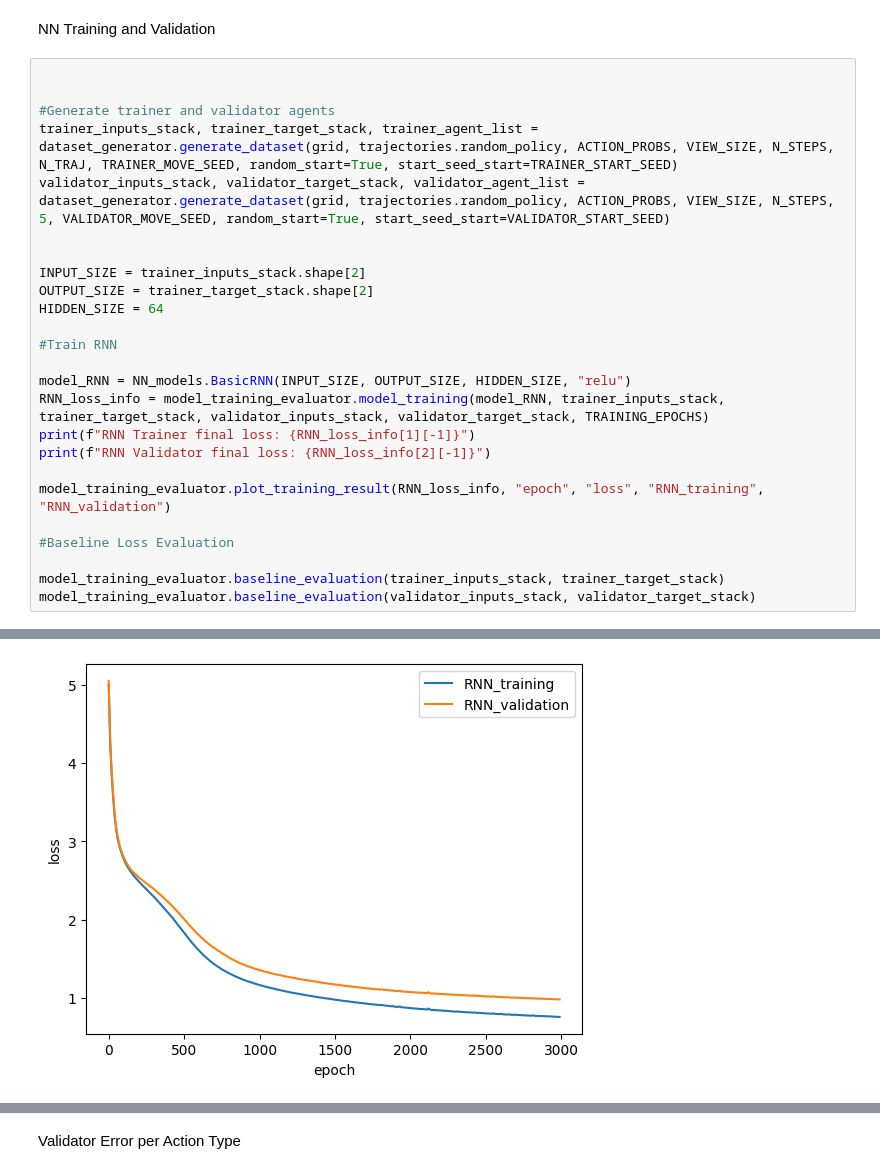
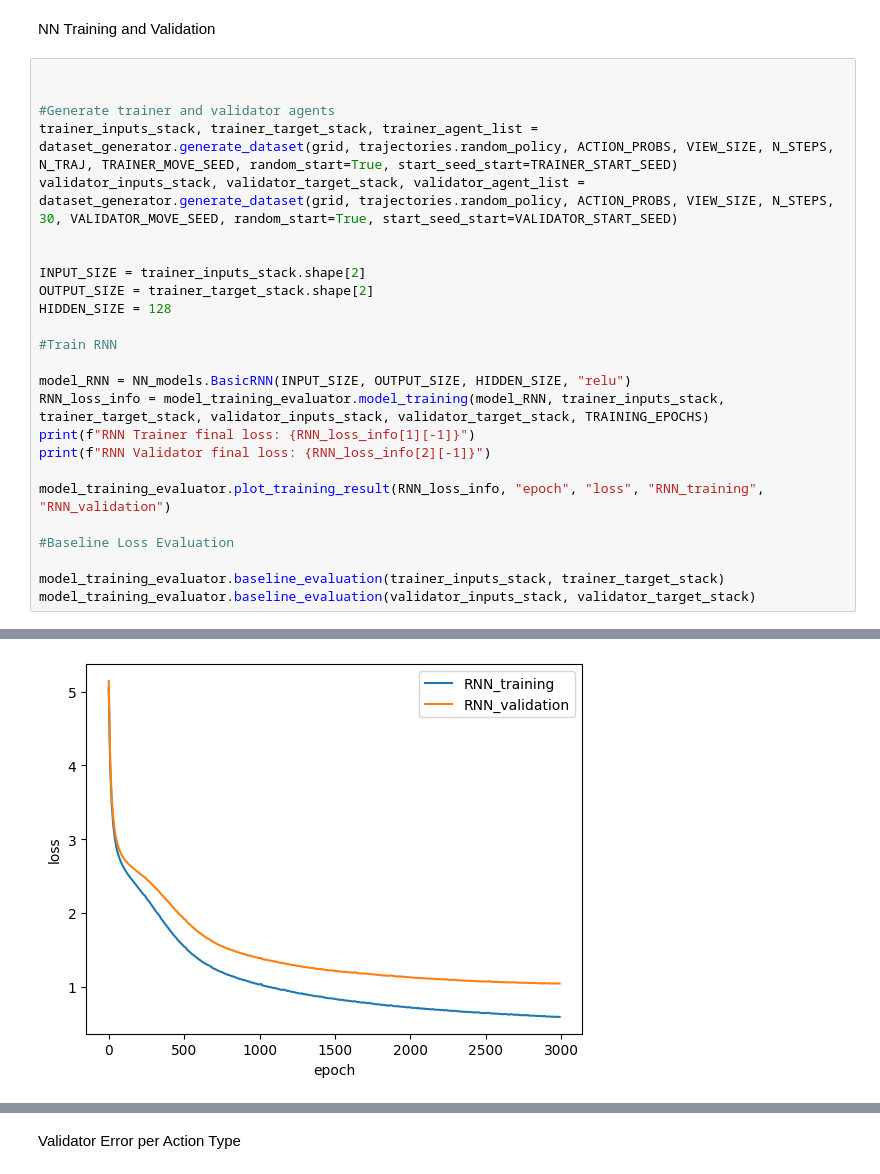
Before and after one commit to sebilee/predictive-learning-spatial-representations, a Jupyter notebook: Experiments/experiment_MultiTrajRNN_spatialtuning_analysis.ipynb, the cells around one changed output, grey strips where cells are left out. Drawn from its saved outputs; the diff is of its cells as text.

```diff
--- a/Experiments/experiment_MultiTrajRNN_spatialtuning_analysis.ipynb
+++ b/Experiments/experiment_MultiTrajRNN_spatialtuning_analysis.ipynb
@@ -106,12 +106,12 @@ NN Training and Validation
 
 #Generate trainer and validator agents
 trainer_inputs_stack, trainer_target_stack, trainer_agent_list = dataset_generator.generate_dataset(grid, trajectories.random_policy, ACTION_PROBS, VIEW_SIZE, N_STEPS, N_TRAJ, TRAINER_MOVE_SEED, random_start=True, start_seed_start=TRAINER_START_SEED)
-validator_inputs_stack, validator_target_stack, validator_agent_list = dataset_generator.generate_dataset(grid, trajectories.random_policy, ACTION_PROBS, VIEW_SIZE, N_STEPS, 5, VALIDATOR_MOVE_SEED, random_start=True, start_seed_start=VALIDATOR_START_SEED)
+validator_inputs_stack, validator_target_stack, validator_agent_list = dataset_generator.generate_dataset(grid, trajectories.random_policy, ACTION_PROBS, VIEW_SIZE, N_STEPS, 30, VALIDATOR_MOVE_SEED, random_start=True, start_seed_start=VALIDATOR_START_SEED)
 
 
 INPUT_SIZE = trainer_inputs_stack.shape[2]
 OUTPUT_SIZE = trainer_target_stack.shape[2]
-HIDDEN_SIZE = 64
+HIDDEN_SIZE = 128
 
 #Train RNN
 
@@ -132,2 +132,2 @@ RNN Validator final loss: 0.9800595641136169
-[figure, old version]
+[figure, new version]
 Baseline loss:  4.591728210449219
```
Also changed, not shown: parts of 10 cells of this notebook, 1 other file.
